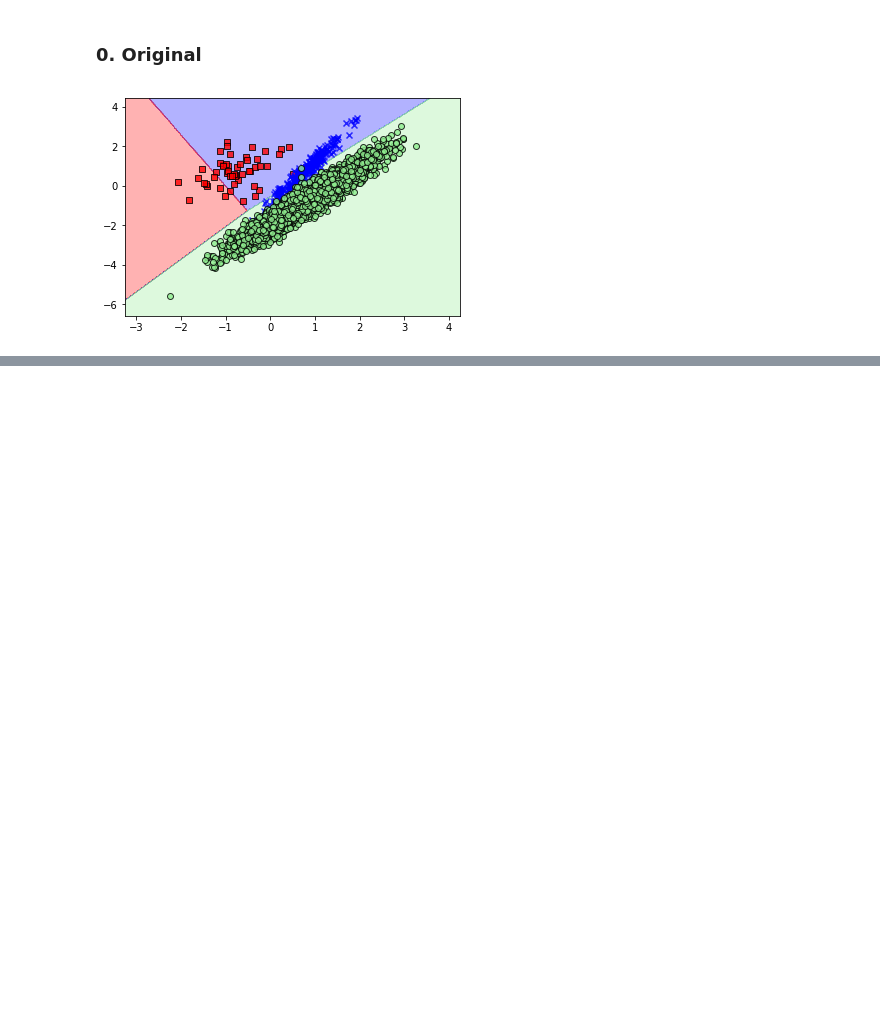
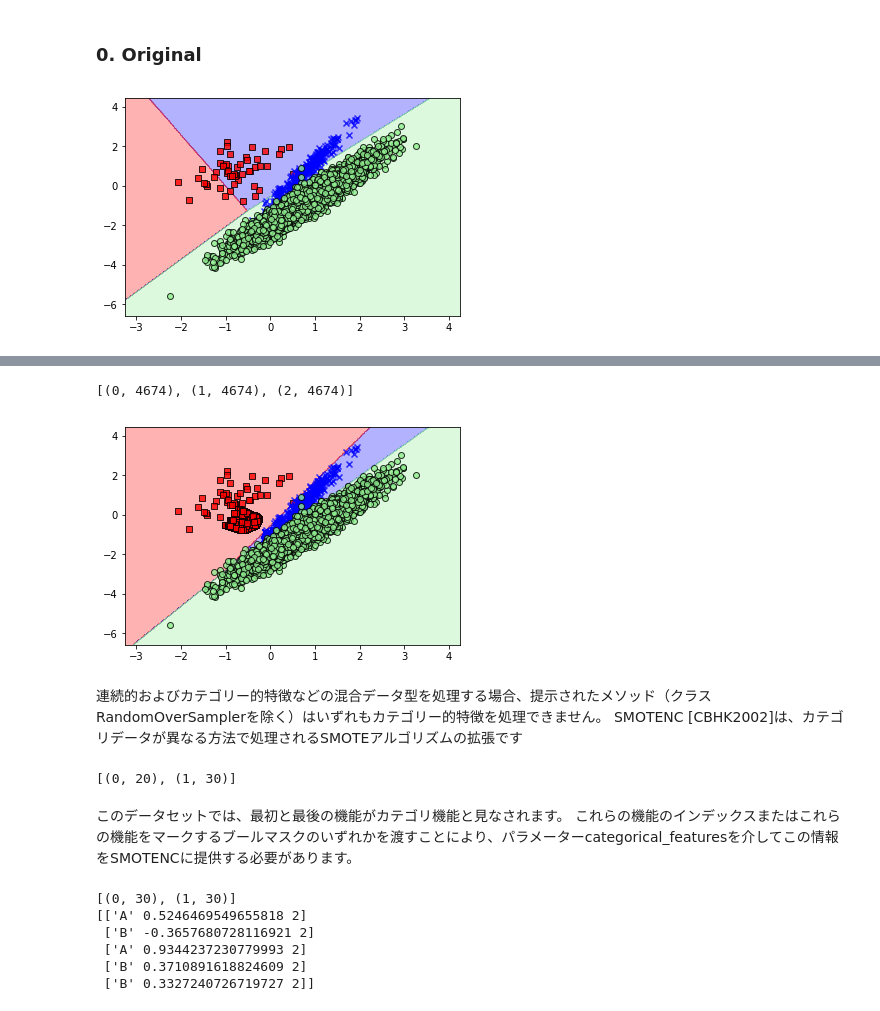
Before and after one commit to pea-sys/Til, a Jupyter notebook: ImbalancedLearnPractice.ipynb, the cells around one changed output, grey strips where cells are left out. Saved outputs shown, nothing was run; the diff lists cells and outputs as text; code cells hidden in the pictures; blank space fills up the shorter version.

```diff
--- a/ImbalancedLearnPractice.ipynb
+++ b/ImbalancedLearnPractice.ipynb
@@ -116,0 +161,38 @@ plot_decision_regions(X_resampled, y_resampled, clf, resolution=0.02)
+# %%
+from imblearn.over_sampling import BorderlineSMOTE
+X_resampled, y_resampled = BorderlineSMOTE().fit_resample(X, y)
+print(sorted(Counter(y_resampled).items()))
+clf_brdSmote = LinearSVC().fit(X_resampled, y_resampled)
+plot_decision_regions(X_resampled, y_resampled, clf_brdSmote, resolution=0.02)
+# %% [output]
+[(0, 4674), (1, 4674), (2, 4674)]
+[figure, added]
+# %% [markdown]
+連続的およびカテゴリー的特徴などの混合データ型を処理する場合、提示されたメソッド（クラスRandomOverSamplerを除く）はいずれもカテゴリー的特徴を処理できません。 SMOTENC [CBHK2002]は、カテゴリデータが異なる方法で処理されるSMOTEアルゴリズムの拡張です
+# %%
+# create a synthetic data set with continuous and categorical features
+rng = np.random.RandomState(42)
+n_samples = 50
+X = np.empty((n_samples, 3), dtype=object)
+X[:, 0] = rng.choice(['A', 'B', 'C'], size=n_samples).astype(object)
+X[:, 1] = rng.randn(n_samples)
+X[:, 2] = rng.randint(3, size=n_samples)
+y = np.array([0] * 20 + [1] * 30)
+print(sorted(Counter(y).items()))
+# %% [output]
+[(0, 20), (1, 30)]
+# %% [markdown]
+このデータセットでは、最初と最後の機能がカテゴリ機能と見なされます。 これらの機能のインデックスまたはこれらの機能をマークするブールマスクのいずれかを渡すことにより、パラメーターcategorical_featuresを介してこの情報をSMOTENCに提供する必要があります。
+# %%
+from imblearn.over_sampling import SMOTENC
+smote_nc = SMOTENC(categorical_features=[0, 2], random_state=0)
+X_resampled, y_resampled = smote_nc.fit_resample(X, y)
+print(sorted(Counter(y_resampled).items()))
+print(X_resampled[-5:])
+# %% [output]
+[(0, 30), (1, 30)]
+[['A' 0.5246469549655818 2]
+ ['B' -0.3657680728116921 2]
+ ['A' 0.9344237230779993 2]
+ ['B' 0.3710891618824609 2]
+ ['B' 0.3327240726719727 2]]
```
Also changed, not shown: parts of 30 cells of this notebook.
